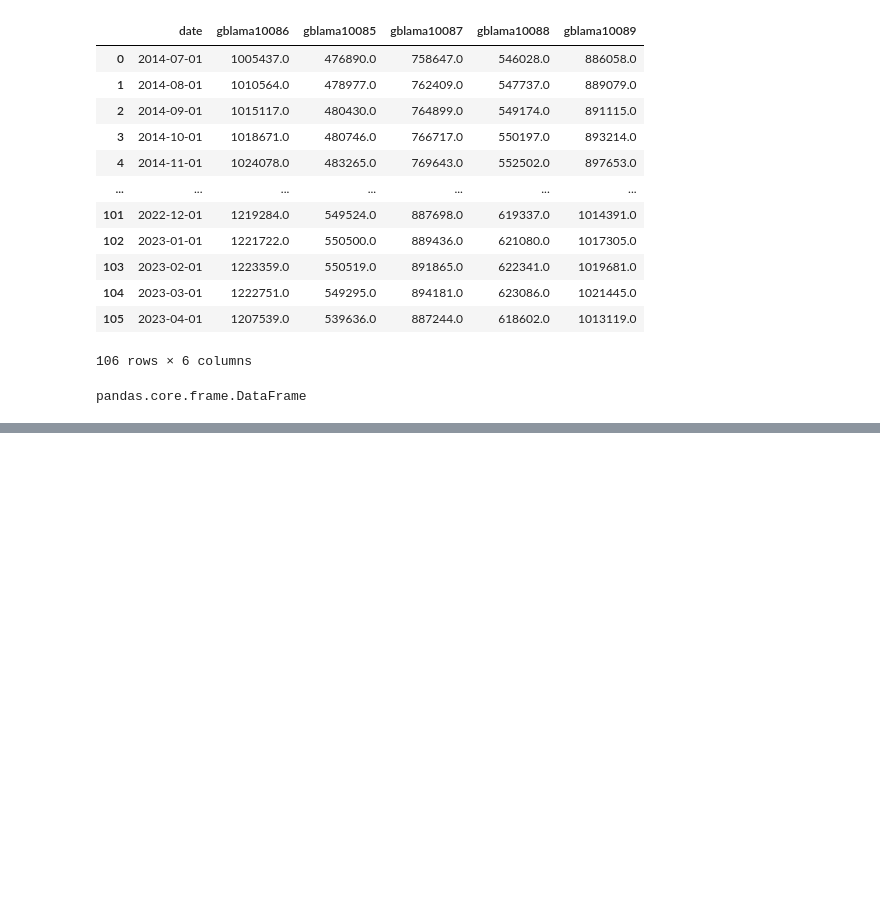
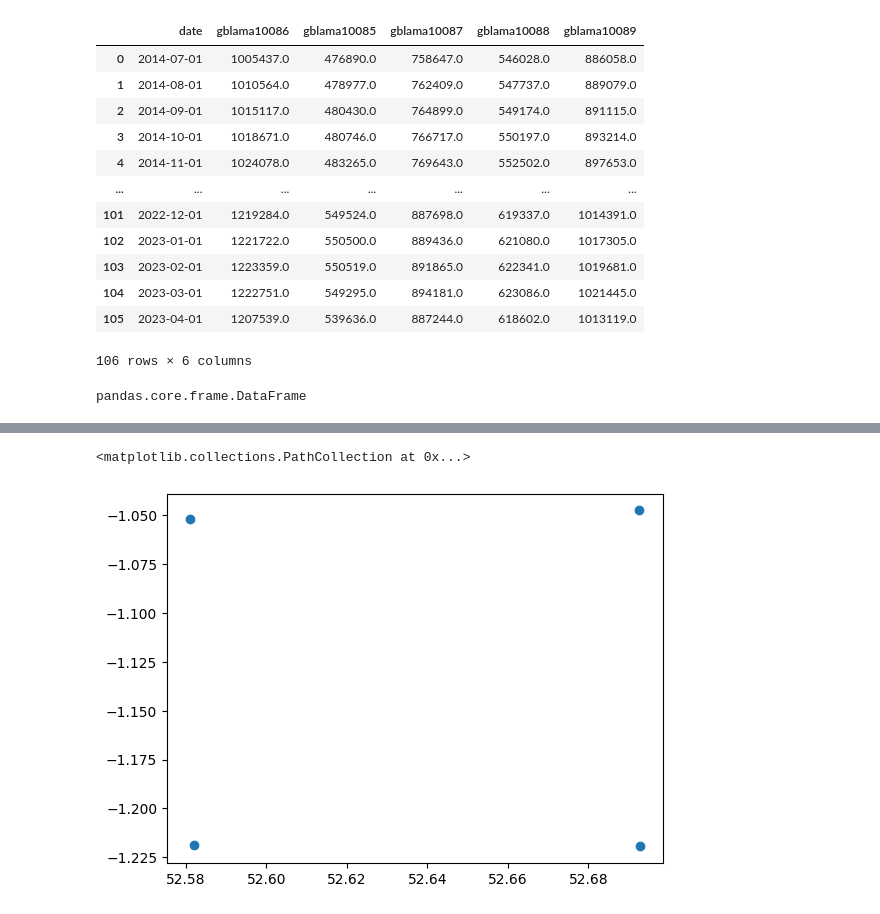
Before and after one commit to willbanny/Location-Analysis, a Jupyter notebook: macrobond/Test MB api calling.ipynb, the cells around one changed output, grey strips where cells are left out. Cells and saved outputs as stored; diff of their text form; code cells hidden in the pictures; blank space fills up the shorter version.

```diff
--- a/macrobond/Test MB api calling.ipynb
+++ b/macrobond/Test MB api calling.ipynb
@@ -77,0 +78,8 @@ plt.scatter(df[0], df[1])
+# %%
+top_left = [52.692947, -1.219511]
+top_right = [52.692712, -1.047477]
+bottom_right = [52.580920, -1.051782]
+bottom_left = [52.582053, -1.218993]
+# %%
+all_bounds = np.array([top_left, top_right, bottom_left, bottom_right])
+all_bounds.shape
@@ -77,0 +88,3 @@ plt.scatter(df[0], df[1])
+# %%
+df_bounds = pd.DataFrame(all_bounds)
+df_bounds
@@ -77,0 +97,5 @@ plt.scatter(df[0], df[1])
+# %%
+plt.scatter(df_bounds[0], df_bounds[1])
+# %% [output]
+<matplotlib.collections.PathCollection at 0x...>
+[figure, added]
```
Also changed, not shown: parts of 16 cells of this notebook.
